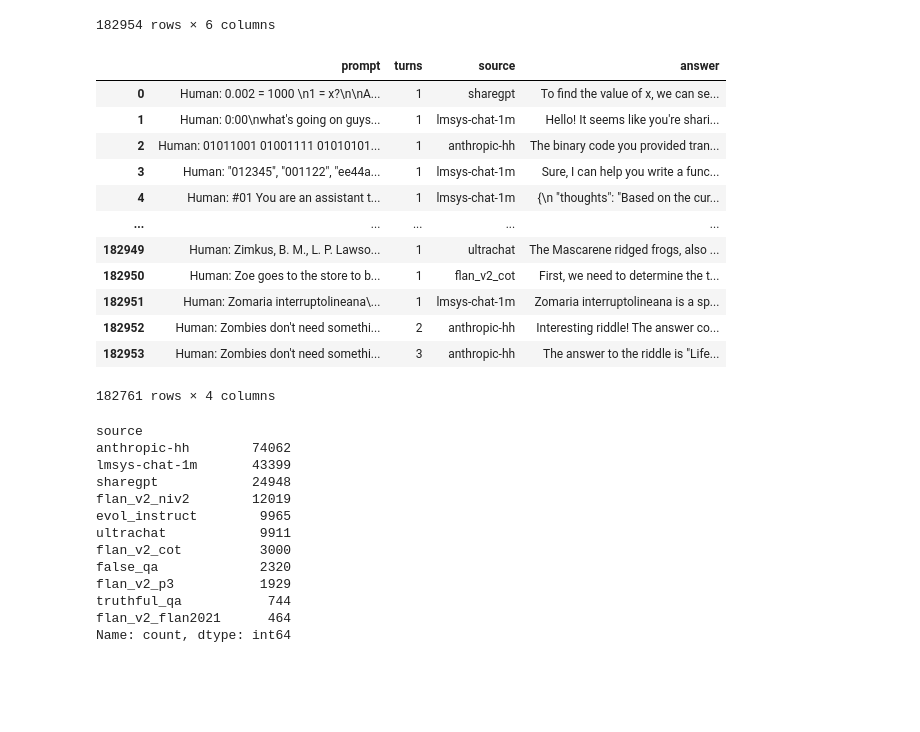
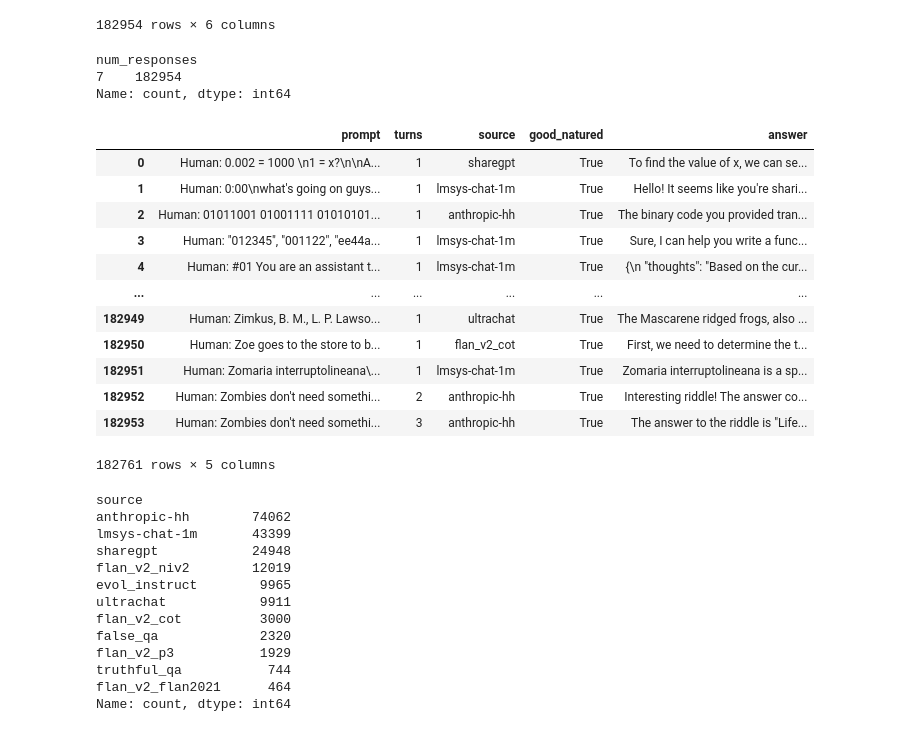
Before and after one commit to PhilipMay/llm-data, a Jupyter notebook: 04_convert_nectar.ipynb, the cells around one changed output. Drawn from its saved outputs; the diff is of its cells as text; code cells hidden in the pictures; blank space fills up the shorter version.

```diff
--- a/04_convert_nectar.ipynb
+++ b/04_convert_nectar.ipynb
@@ -24,31 +24,36 @@ df
 | 182952 | \n\nHuman: Zombies don't need som... | [{'answer': 'Interesting riddle! ... | 2 | 7 | [anthropic-hh] | True |
 | 182953 | \n\nHuman: Zombies don't need som... | [{'answer': 'The answer to the ri... | 3 | 7 | [anthropic-hh] | True |
 182954 rows × 6 columns
+# %%
+df["num_responses"].value_counts(dropna=False)
+# %% [output]
+num_responses
+7    182954
+Name: count, dtype: int64
 # %%
 df.drop("num_responses", axis=1, inplace=True)
-df.drop("good_natured", axis=1, inplace=True)
 df["source_len"] = df["source"].apply(len)
 df = df[df["source_len"] == 1].copy()
 df["source"] = df["source"].apply(lambda x: str(x[0]))
 df["answer"] = df["answers"].apply(lambda x: clean_all_invisible_chars_and_strip(x[0]["answer"]))
 df.drop("answers", axis=1, inplace=True)
 df["prompt"] = df["prompt"].apply(lambda x: clean_all_invisible_chars_and_strip(x))
 df.drop("source_len", axis=1, inplace=True)
 df
 # %% [output]
-|  | prompt | turns | source | answer |
-| 0 | Human: 0.002 = 1000 \n1 = x?\n\nA... | 1 | sharegpt | To find the value of x, we can se... |
-| 1 | Human: 0:00\nwhat's going on guys... | 1 | lmsys-chat-1m | Hello! It seems like you're shari... |
-| 2 | Human: 01011001 01001111 01010101... | 1 | anthropic-hh | The binary code you provided tran... |
-| 3 | Human: "012345", "001122", "ee44a... | 1 | lmsys-chat-1m | Sure, I can help you write a func... |
-| 4 | Human: #01 You are an assistant t... | 1 | lmsys-chat-1m | {\n "thoughts": "Based on the cur... |
-| ... | ... | ... | ... | ... |
-| 182949 | Human: Zimkus, B. M., L. P. Lawso... | 1 | ultrachat | The Mascarene ridged frogs, also ... |
-| 182950 | Human: Zoe goes to the store to b... | 1 | flan_v2_cot | First, we need to determine the t... |
-| 182951 | Human: Zomaria interruptolineana\... | 1 | lmsys-chat-1m | Zomaria interruptolineana is a sp... |
-| 182952 | Human: Zombies don't need somethi... | 2 | anthropic-hh | Interesting riddle! The answer co... |
-| 182953 | Human: Zombies don't need somethi... | 3 | anthropic-hh | The answer to the riddle is "Life... |
+|  | prompt | turns | source | good_natured | answer |
+| 0 | Human: 0.002 = 1000 \n1 = x?\n\nA... | 1 | sharegpt | True | To find the value of x, we can se... |
+| 1 | Human: 0:00\nwhat's going on guys... | 1 | lmsys-chat-1m | True | Hello! It seems like you're shari... |
+| 2 | Human: 01011001 01001111 01010101... | 1 | anthropic-hh | True | The binary code you provided tran... |
+| 3 | Human: "012345", "001122", "ee44a... | 1 | lmsys-chat-1m | True | Sure, I can help you write a func... |
+| 4 | Human: #01 You are an assistant t... | 1 | lmsys-chat-1m | True | {\n "thoughts": "Based on the cur... |
+| ... | ... | ... | ... | ... | ... |
+| 182949 | Human: Zimkus, B. M., L. P. Lawso... | 1 | ultrachat | True | The Mascarene ridged frogs, also ... |
+| 182950 | Human: Zoe goes to the store to b... | 1 | flan_v2_cot | True | First, we need to determine the t... |
+| 182951 | Human: Zomaria interruptolineana\... | 1 | lmsys-chat-1m | True | Zomaria interruptolineana is a sp... |
+| 182952 | Human: Zombies don't need somethi... | 2 | anthropic-hh | True | Interesting riddle! The answer co... |
+| 182953 | Human: Zombies don't need somethi... | 3 | anthropic-hh | True | The answer to the riddle is "Life... |
-182761 rows × 4 columns
+182761 rows × 5 columns
 # %%
 df["source"].value_counts(dropna=False)
 # %% [output]
```
Also changed, not shown: parts of 5 cells of this notebook.
